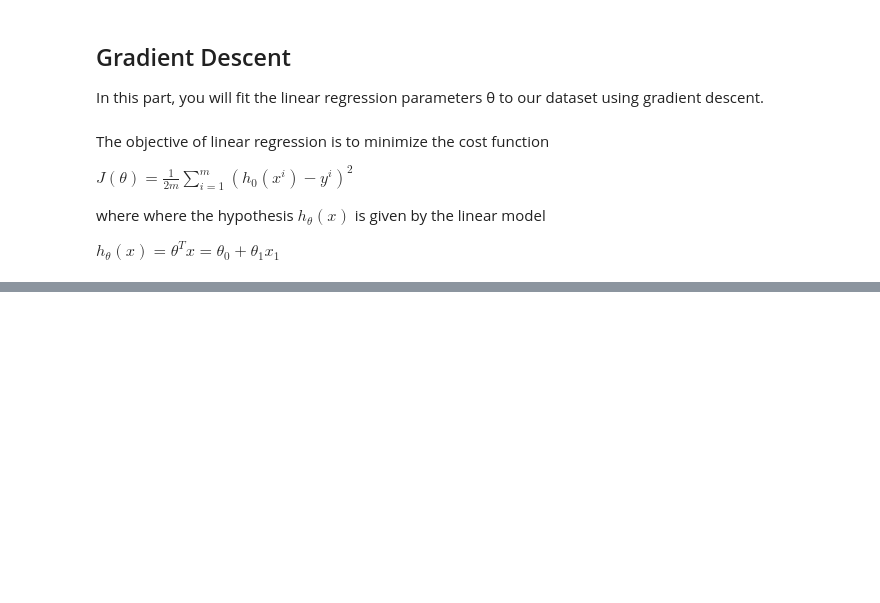
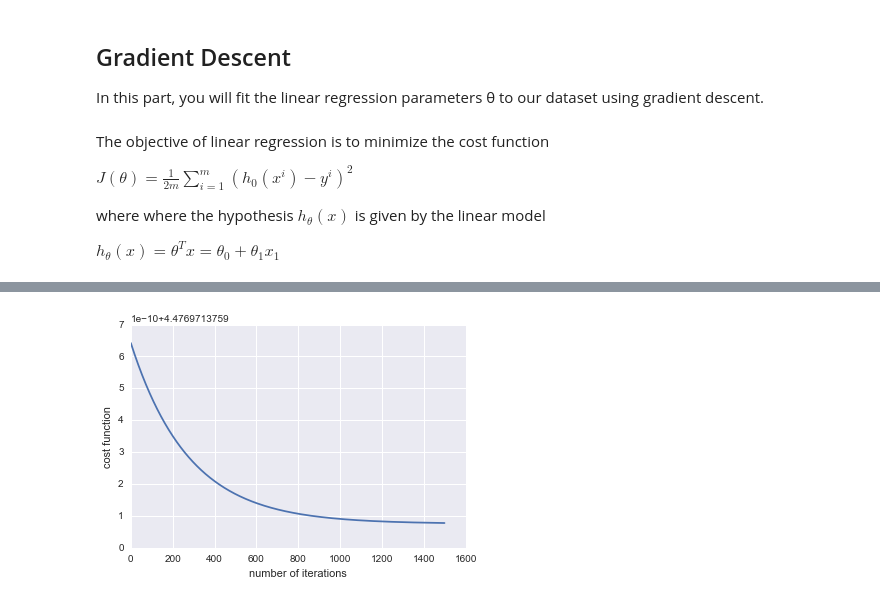
Before and after one commit to DfAC/Coursera-s-machine-learning-course, a Jupyter notebook: Week2.ipynb, the cells around one changed output, grey strips where cells are left out. Drawn from its saved outputs; the diff is of its cells as text; code cells hidden in the pictures; blank space fills up the shorter version.

```diff
--- a/Week2.ipynb
+++ b/Week2.ipynb
@@ -140,2 +107,0 @@ optimal values that will achieve the lowest cost  $J(\theta)$.
-# %%
- v = np.subtract(np.dot(X,theta)[0],y)
@@ -240,0 +144,5 @@ ax.plot_surface(theta0mesh, theta1mesh, J_vals.T)
+# %%
+#make sure that values are casted to np otherwise dataframe index will mess up results
+v = X.dot(theta)-y #residuals
+delta = (alpha/m)*X.T.dot(v)
+delta
@@ -240,0 +152,11 @@ ax.plot_surface(theta0mesh, theta1mesh, J_vals.T)
+# %%
+Jhistory = np.zeros(num_iters) #initiate an empty list to store values of cost function after each cycle
+m = len(data)
+
+for num_iter in range(num_iters): #these update only once for each iteration
+  v = X.dot(theta)-y #residuals
+  delta = (alpha/m)*X.T.dot(v)
+
+  theta = theta - delta
+  Jhistory[num_iter] = computeCost(X, y, theta)
+  print delta
@@ -240,0 +181,27 @@ ax.plot_surface(theta0mesh, theta1mesh, J_vals.T)
+# %%
+'''
+define a function that will implement the gradient descent algorithm
+Implement the gradient descent algorithm, where alpha is the learning rate and num_iters is the number of iterations to run
+'''
+def gradientDescent(X,y,theta,alpha,num_iters):
+
+  Jhistory = np.zeros(num_iters) #initiate an empty list to store values of cost function after each cycle
+  m = len(data)
+
+  for num_iter in range(num_iters): #these update only once for each iteration
+    v = X.dot(theta)-y #residuals
+    delta = (alpha/m)*X.T.dot(v)
+
+    #update all values in the same time
+    theta = theta - delta
+    Jhistory[num_iter] = computeCost(X, y, theta)
+
+  return Jhistory, theta
+# %%
+Jhistory, theta= gradientDescent(X,y,theta,alpha,1500)
+# Check the output of Jhistory is decreasing towards a minimum
+plt.plot(Jhistory);
+plt.xlabel("number of iterations")
+plt.ylabel("cost function");
+# %% [output]
+[figure, added]
```
Also changed, not shown: parts of 36 cells of this notebook, 2 other files.
